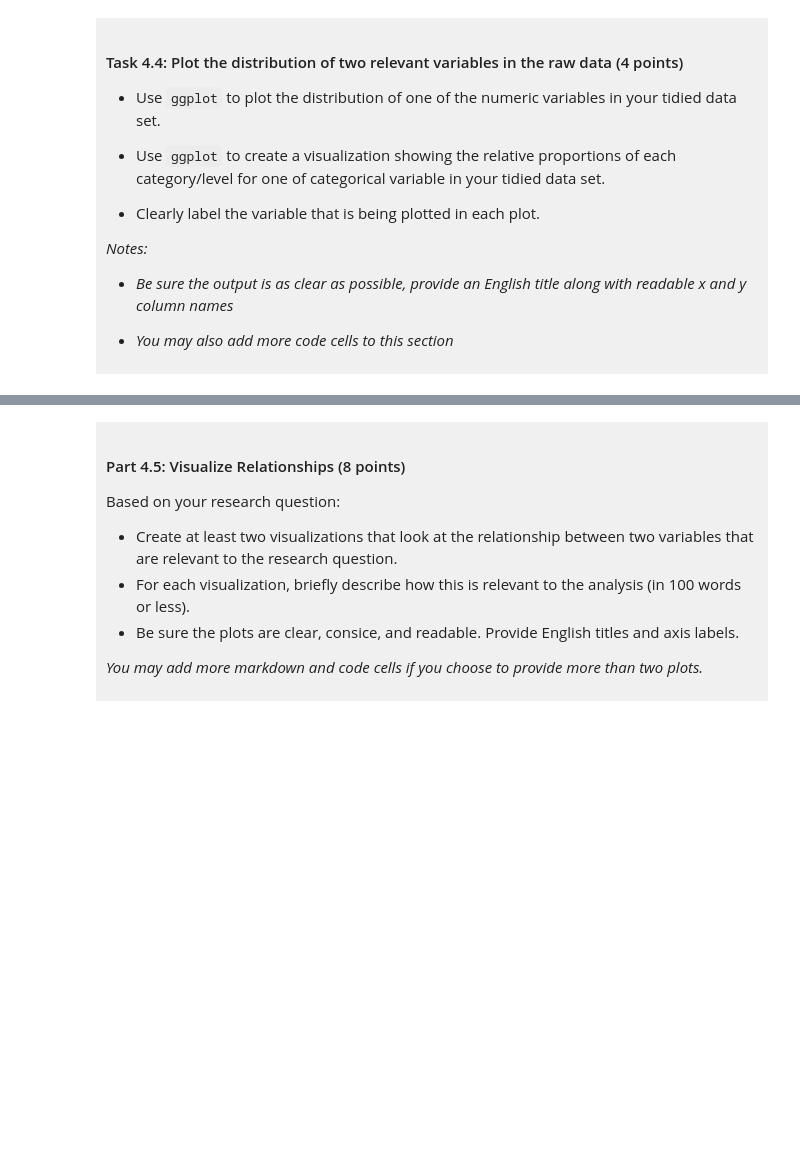
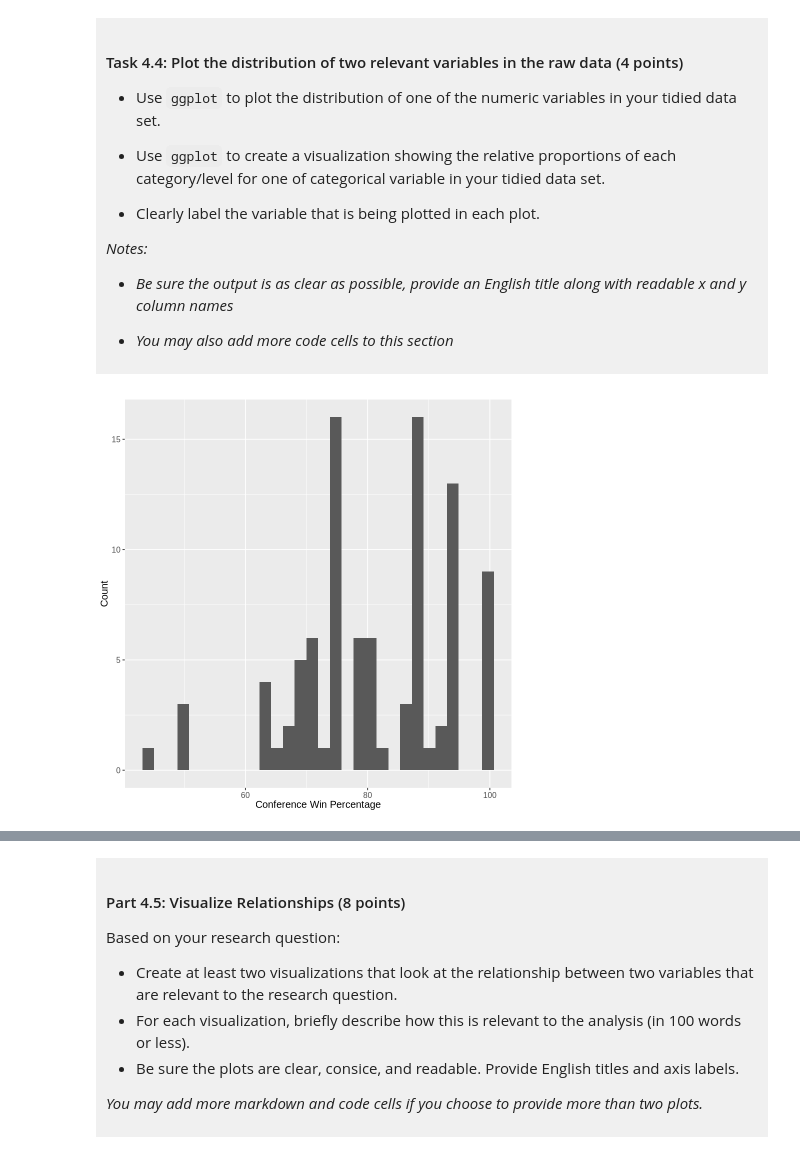
Before and after one commit to saanvis-dsci/dsci-100-project-saanvi-saxena, a Jupyter notebook: dsci-100-project-notebook.ipynb, the cells around one changed output, grey strips where cells are left out. Drawn from its saved outputs; the diff is of its cells as text; code cells hidden in the pictures; blank space fills up the shorter version.

```diff
--- a/dsci-100-project-notebook.ipynb
+++ b/dsci-100-project-notebook.ipynb
@@ -128,5 +128,7 @@ To help you with the analysis, here is a table of descriptions of each of the va
 
 </div>
 # %%
-
-#this is a comment made on jupyter
+library(tidyverse)
+library(dplyr)
+march_madness <- read_csv("https://raw.githubusercontent.com/diverse-data-hub/diversedata/refs/heads/main/data-clean/womensmarchmadness.csv")
+head(march_madness)
@@ -189,4 +219,19 @@ Produce a tidy data set that could be used to answer your research question usin
 
 </div>
 # %%
-### EDIT THIS CODE CELL ###
+tidy_march_madness <- march_madness |>
+## removing rows which have N/A observations
+    drop_na() |>
+## selecting initial columns
+    select(seed, conf_wins_pct, reg_wins_pct, total_wins_pct, tourney_finish) |>
+## creating a new column which classifies the type of run
+## learned how to use case_when() -> https://www.rdocumentation.org/packages/dplyr/versions/1.0.10/topics/case_when
+    mutate(run_quality = case_when(
+        tourney_finish %in% c("opening_round_loss", "first_round_loss", "second_round_loss") ~ "early_exit",
+        tourney_finish %in% c("top_16_loss", "top_8_loss") ~ "mid_run",
+        tourney_finish %in% c("top_4_loss", "top_2_loss", "champ") ~ "deep_run"),
+        run_quality = factor(run_quality, levels = c("early_exit", "mid_run", "deep_run"))) |>
+## remove tourney_finish because we have a new column
+    select(-tourney_finish)
+
+head(tidy_march_madness)
@@ -257,5 +375,14 @@ You will refine your research question (if needed) and produce a tidy data set.
 
 </div>
 # %%
-### EDIT THIS CODE CELL FOR PLOT 1 ###
+distributive_plot <- tidy_march_madness |>
+    ggplot(aes(x = conf_wins_pct)) +
+    geom_histogram(bins = 30) +
+    labs(x = "Conference Win Percentage", y = "Count") +
+    ggtitle("Distribution of Conference Win Percentage") +
+    theme(text = element_text(size = 12))
+
+distributive_plot
+# %% [output]
+[figure, added]
 # %%
```
Also changed, not shown: parts of 13 cells of this notebook.
